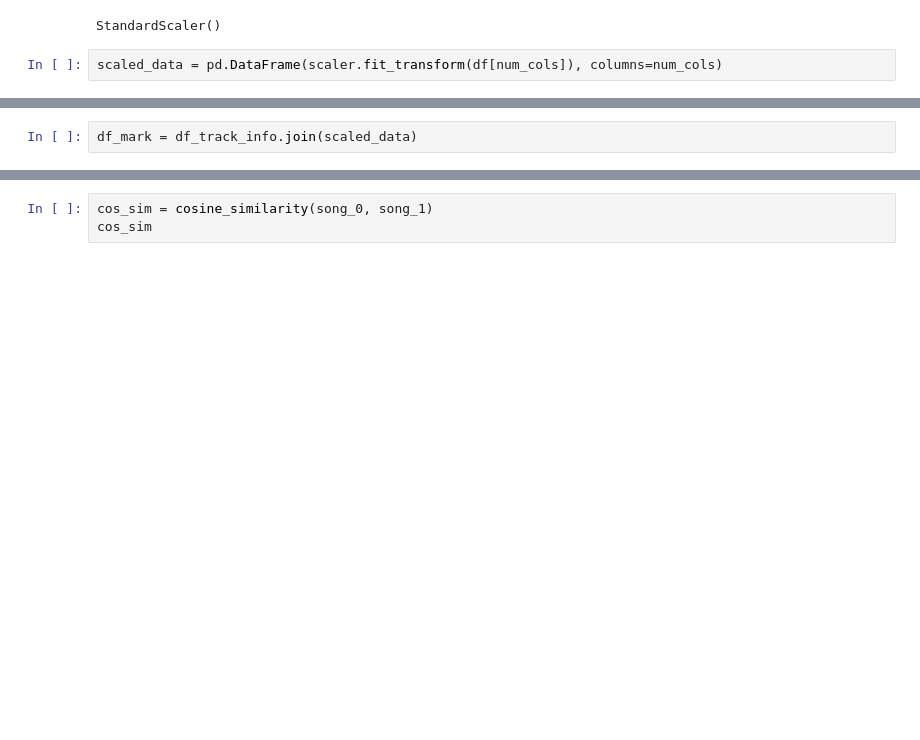
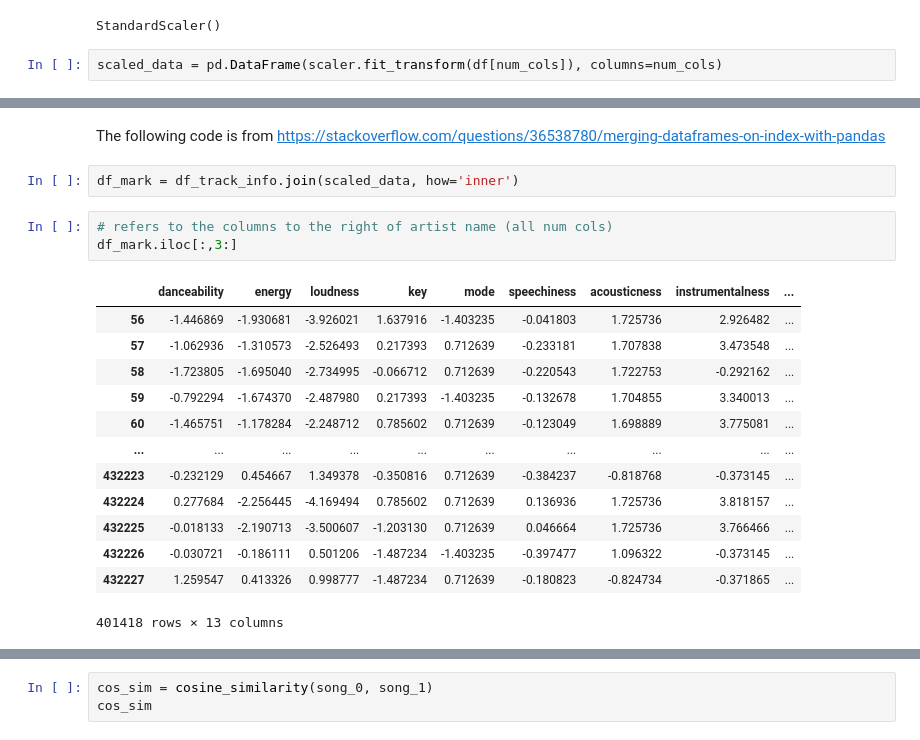
Before and after one commit to reedmartinson0405/Music-Rec-System, a Jupyter notebook: notebooks/Cosine Similarity Algorithm.ipynb, the cells around one changed output, grey strips where cells are left out. Drawn from its saved outputs; the diff is of its cells as text; blank space fills up the shorter version.

```diff
--- a/notebooks/Cosine Similarity Algorithm.ipynb
+++ b/notebooks/Cosine Similarity Algorithm.ipynb
@@ -152,2 +173,22 @@ scaled_data
+# %% [markdown]
+The following code is from
+https://stackoverflow.com/questions/36538780/merging-dataframes-on-index-with-pandas
 # %%
-df_mark = df_track_info.join(scaled_data)
+df_mark = df_track_info.join(scaled_data, how='inner')
+# %%
+# refers to the columns to the right of artist name (all num cols)
+df_mark.iloc[:,3:]
+# %% [output]
+|  | danceability | energy | loudness | key | mode | speechiness | acousticness | instrumentalness | ... |
+| 56 | -1.446869 | -1.930681 | -3.926021 | 1.637916 | -1.403235 | -0.041803 | 1.725736 | 2.926482 | ... |
+| 57 | -1.062936 | -1.310573 | -2.526493 | 0.217393 | 0.712639 | -0.233181 | 1.707838 | 3.473548 | ... |
+| 58 | -1.723805 | -1.695040 | -2.734995 | -0.066712 | 0.712639 | -0.220543 | 1.722753 | -0.292162 | ... |
+| 59 | -0.792294 | -1.674370 | -2.487980 | 0.217393 | -1.403235 | -0.132678 | 1.704855 | 3.340013 | ... |
+| 60 | -1.465751 | -1.178284 | -2.248712 | 0.785602 | 0.712639 | -0.123049 | 1.698889 | 3.775081 | ... |
+| ... | ... | ... | ... | ... | ... | ... | ... | ... | ... |
+| 432223 | -0.232129 | 0.454667 | 1.349378 | -0.350816 | 0.712639 | -0.384237 | -0.818768 | -0.373145 | ... |
+| 432224 | 0.277684 | -2.256445 | -4.169494 | 0.785602 | 0.712639 | 0.136936 | 1.725736 | 3.818157 | ... |
+| 432225 | -0.018133 | -2.190713 | -3.500607 | -1.203130 | 0.712639 | 0.046664 | 1.725736 | 3.766466 | ... |
+| 432226 | -0.030721 | -0.186111 | 0.501206 | -1.487234 | -1.403235 | -0.397477 | 1.096322 | -0.373145 | ... |
+| 432227 | 1.259547 | 0.413326 | 0.998777 | -1.487234 | 0.712639 | -0.180823 | -0.824734 | -0.371865 | ... |
+401418 rows × 13 columns
```
Also changed, not shown: parts of 28 cells of this notebook, 1 other file.
